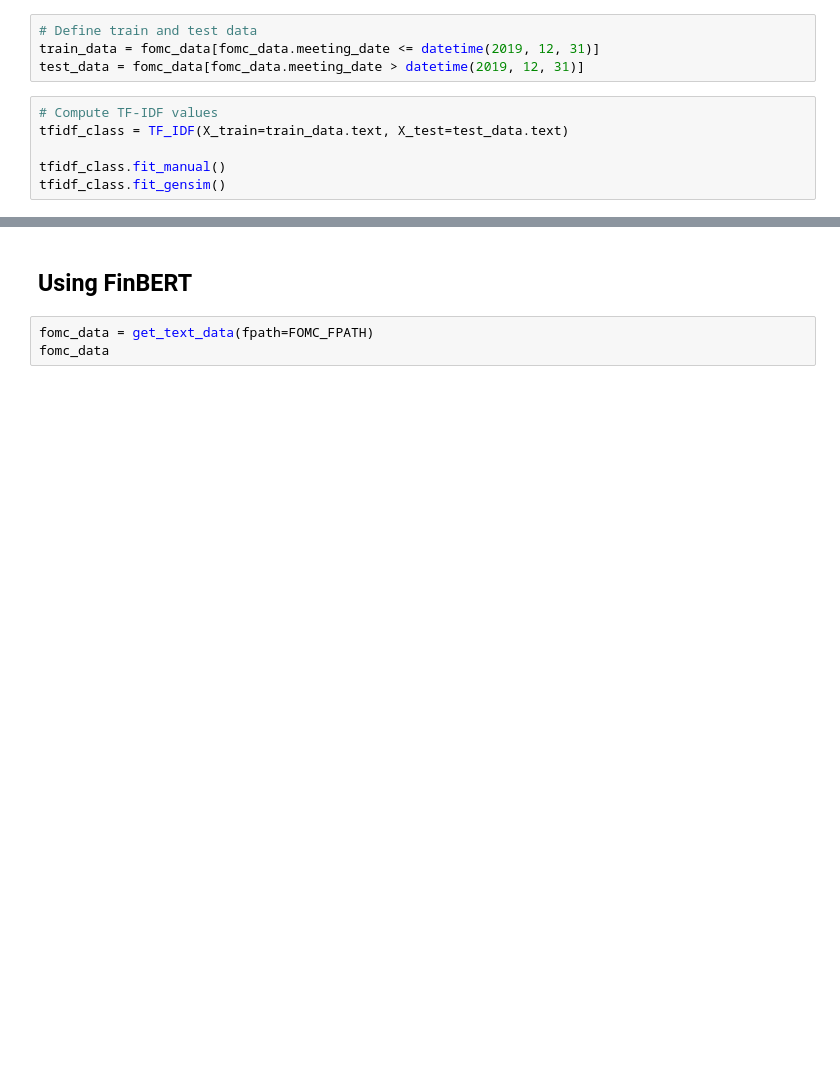
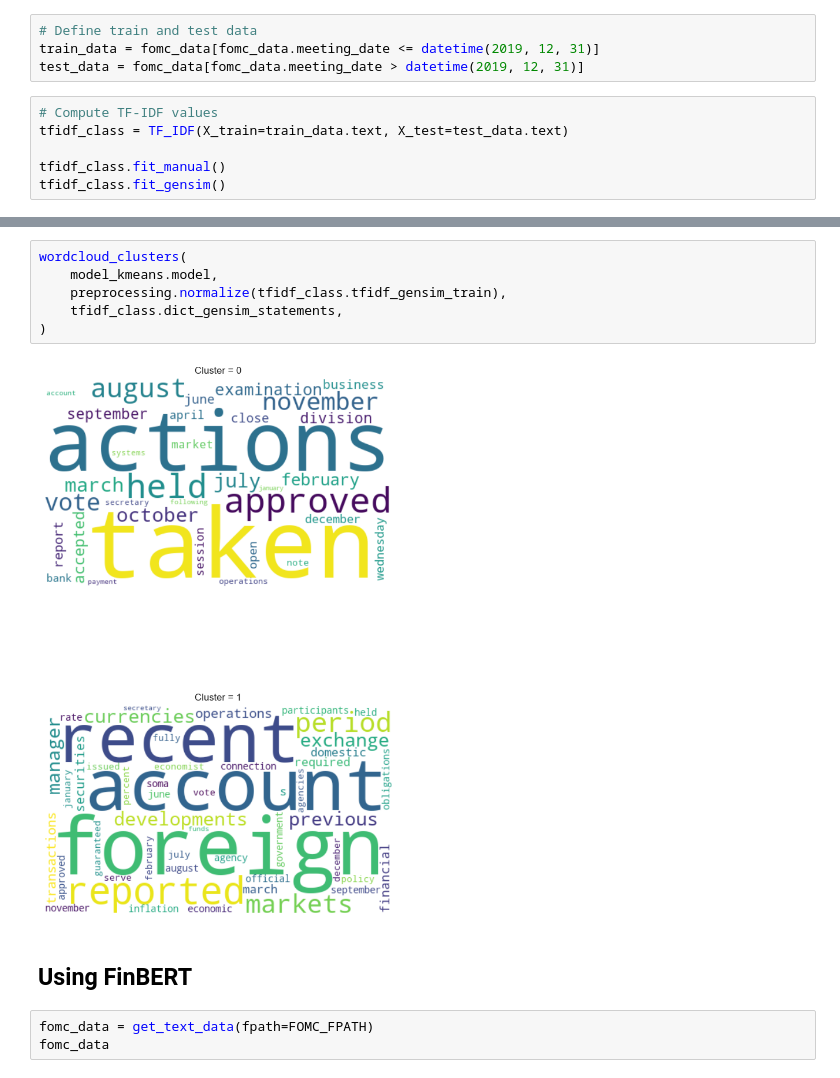
Before and after one commit to uday-31/regime-modeling-with-NLP, a Jupyter notebook: working_notebook_dhruv.ipynb, the cells around one changed output, grey strips where cells are left out. Saved outputs shown, nothing was run; the diff lists cells and outputs as text; blank space fills up the shorter version.

Commit message:
Dhruv notebook identical to Prajakta's up until wordcloud generation

```diff
--- a/working_notebook_dhruv.ipynb
+++ b/working_notebook_dhruv.ipynb
@@ -191,3 +134,11 @@ TFIDF-dense matrix with K = 2
+# %%
+wordcloud_clusters(
+    model_kmeans.model,
+    preprocessing.normalize(tfidf_class.tfidf_gensim_train),
+    tfidf_class.dict_gensim_statements,
+)
+# %% [output]
+[figure, added]
 # %% [markdown]
 ## Using FinBERT
 # %%
```
Also changed, not shown: parts of 6 cells of this notebook.
